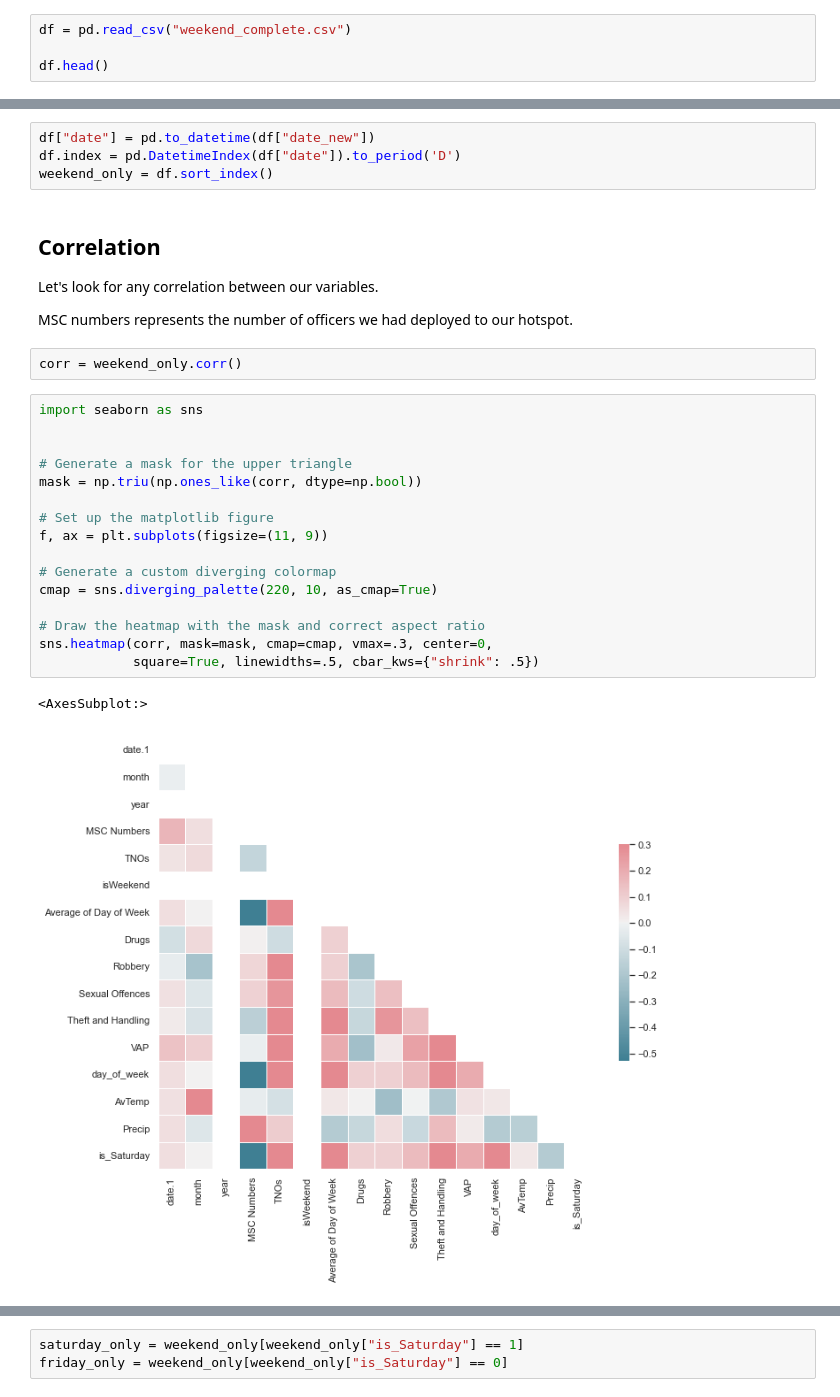
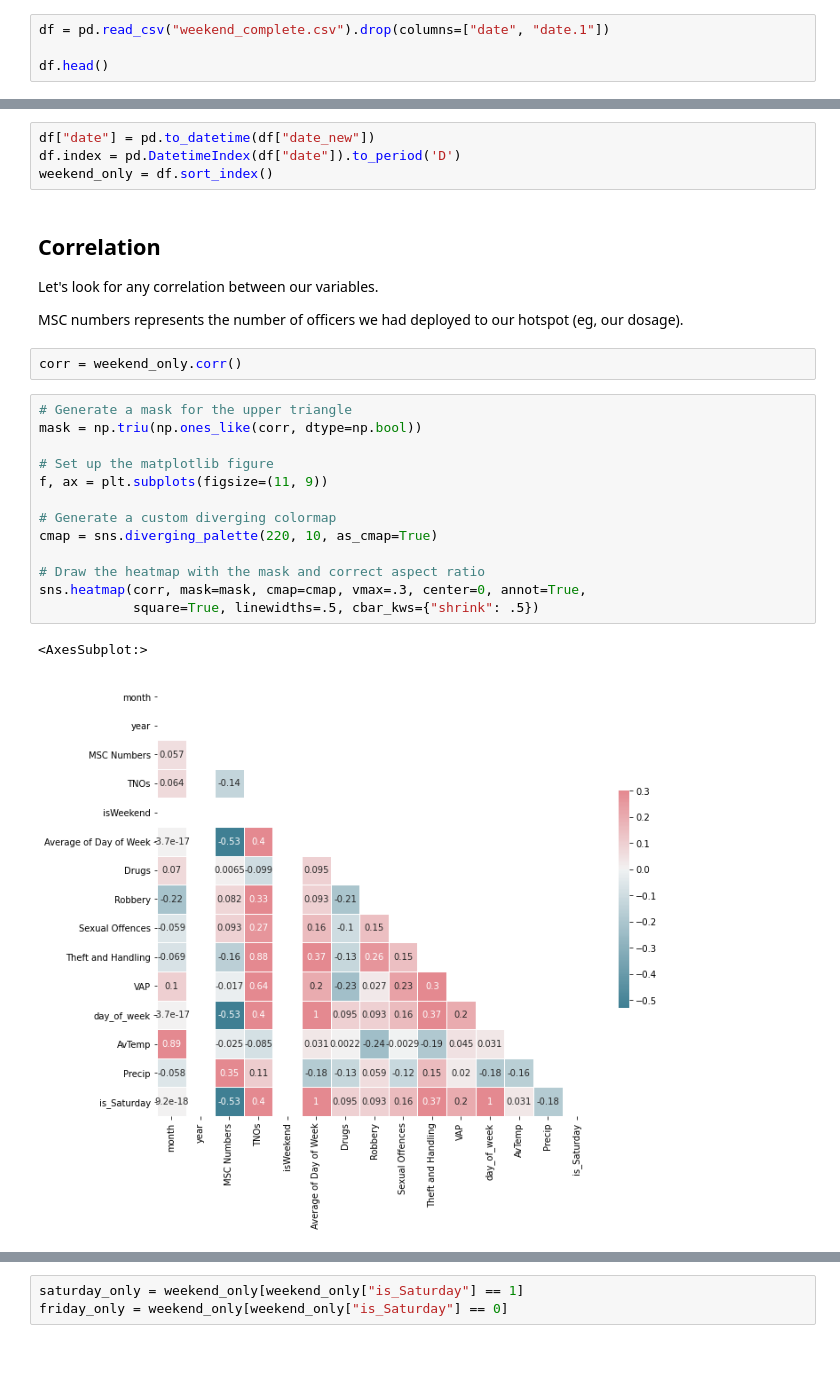
Before and after one commit to AndreasThinks/NTE_hotspot_policing, a Jupyter notebook: analysis.ipynb, the cells around one changed output, grey strips where cells are left out. Cells and saved outputs as stored; diff of their text form; blank space fills up the shorter version.

```diff
--- a/analysis.ipynb
+++ b/analysis.ipynb
@@ -15,5 +27,5 @@ Our data is held in a CSV file.  This contains all crimes and officer presence o
 # %%
-df = pd.read_csv("weekend_complete.csv")
+df = pd.read_csv("weekend_complete.csv").drop(columns=["date", "date.1"])
 
 df.head()
 # %% [output]
@@ -35,28 +43,25 @@ weekend_only = df.sort_index()
 ## Correlation
 Let's look for any correlation between our variables.
 
-MSC numbers represents the number of officers we had deployed to our hotspot.
+MSC numbers represents the number of officers we had deployed to our hotspot (eg, our dosage).
 # %%
 corr = weekend_only.corr()
 # %%
-import seaborn as sns
-
-
 # Generate a mask for the upper triangle
 mask = np.triu(np.ones_like(corr, dtype=np.bool))
 
 # Set up the matplotlib figure
 f, ax = plt.subplots(figsize=(11, 9))
 
 # Generate a custom diverging colormap
 cmap = sns.diverging_palette(220, 10, as_cmap=True)
 
 # Draw the heatmap with the mask and correct aspect ratio
-sns.heatmap(corr, mask=mask, cmap=cmap, vmax=.3, center=0,
+sns.heatmap(corr, mask=mask, cmap=cmap, vmax=.3, center=0, annot=True,
             square=True, linewidths=.5, cbar_kws={"shrink": .5})
 # %% [output]
 <AxesSubplot:>
-[figure, old version]
+[figure, new version]
 # %%
 corr
 # %% [output]
```
Also changed, not shown: parts of 78 cells of this notebook.
